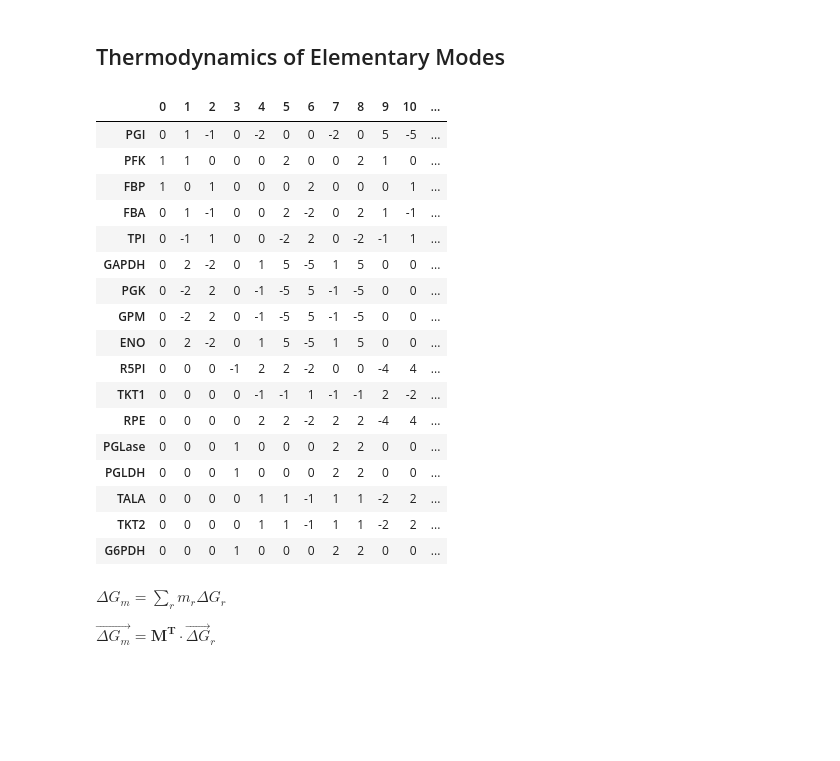
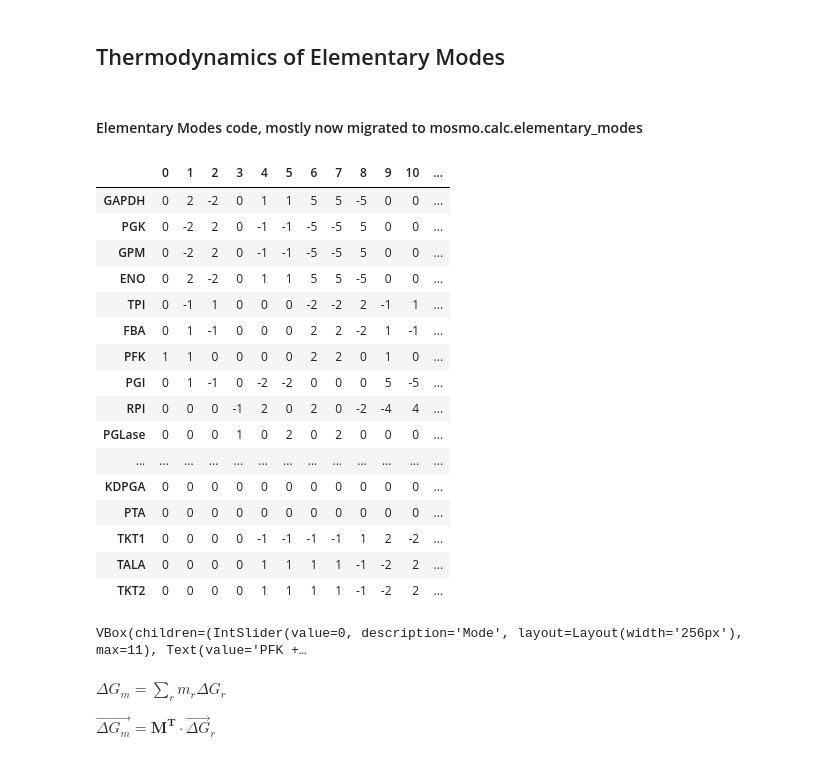
Before and after one commit to fdrusso/mosmo-work, a Jupyter notebook: notebooks/eQuilibrator central carbon.ipynb, the cells around one changed output. Saved outputs shown, nothing was run; the diff lists cells and outputs as text; code cells hidden in the pictures; blank space fills up the shorter version.

Commit message:
Notebooks updated for recent Pathway changes

```diff
--- a/notebooks/eQuilibrator central carbon.ipynb
+++ b/notebooks/eQuilibrator central carbon.ipynb
@@ -74,11 +51,10 @@ def find_cc_met(met):
                 return cc.get_compound(f'KEGG:{xref.id}')
     return None
 # %%
-glycolysis = KB.find(KB.pathways, 'glycolysis')[0]
-tca = KB.find(KB.pathways, 'TCA')[0]
-ppp = KB.find(KB.pathways, 'pentose phosphate')[0]
-glx_shunt = KB.find(KB.pathways, 'glyoxylate shunt')[0]
-ent_dou = KB.find(KB.pathways, 'entner-doudoroff')[0]
+glycolysis = KB('glycolysis')
+glycolysis_plus = KB('glycolysis_ppp_ov')
+tca = KB('tca_cycle')
+central_carbon = KB('central_carbon')
 # %% [markdown]
 ## Compare reaction $\Delta{G}^{\circ}_r$ values to eQuilibrator site
 # %%
@@ -87,7 +63,7 @@ cc.p_mg = Q_(1.5)
 cc.ionic_strength = Q_("0.25M")
 cc.temperature = Q_("298.15K")
 
-for reaction in glycolysis.steps:
+for reaction in glycolysis.reactions:
     cc_mets = {}
     for met, count in reaction.stoichiometry.items():
         cc_met = find_cc_met(met)
@@ -268,7 +228,7 @@ plt.show()
 # Systematic Calculations (Glycolysis + PPP)
 # %%
 std_dg_r = {}
-for rxn in glycolysis.steps + tca.steps + ppp.steps + glx_shunt.steps + ent_dou.steps + [kbr(rxn_id) for rxn_id in ('ppc', 'ppck', 'mae.nad', 'mae.nadp')]:
+for rxn in central_carbon.reactions:
     cc_rxn = equilibrator_api.Reaction({find_cc_met(met): count for met, count in rxn.stoichiometry.items()})
     std_dg_r[rxn] = cc.standard_dg_prime(cc_rxn)
 # %% [markdown]
@@ -284,10 +266,17 @@ $\vec{\Delta{G}_r} = \vec{\Delta{G}^\circ} + RT \cdot (\mathbf{S} \cdot ln (\vec
 # %%
-network = ReactionNetwork(r for r in glycolysis.steps + ppp.steps if r.id not in ('pyk', 'pps', 'pdh'))
-print(network.s_matrix.shape)
+pw = Pathway(
+    id='pw',
+    reactions=[
+        r for r in glycolysis_plus.reactions
+        if r.id not in ('pyk', 'pps', 'pdh', 'ptk', 'ack', 'aclig', 'pts.glc')
+    ],
+    diagram=glycolysis_plus.diagram)
+pw.data()
+print()
 
-dg0 = np.array([std_dg_r[rxn].magnitude.nominal_value for rxn in network.reactions])
-ln_conc = np.log(np.array([POOLS.get(met, 1e3) * 1e-3 for met in network.reactants]))
-dg = dg0 + cc.RT.magnitude * network.s_matrix.T @ ln_conc
+dg0 = np.array([std_dg_r[rxn].magnitude.nominal_value for rxn in pw.reactions])
+ln_conc = np.log(np.array([POOLS.get(met, 1e3) * 1e-3 for met in pw.molecules]))
+dg = dg0 + cc.RT.magnitude * pw.s_matrix.T @ ln_conc
 
-pd.Series(dg, index=network.reactions.labels())
+pd.Series(dg, index=pw.reactions.labels())
 # %% [output]
@@ -312,4 +316,6 @@ G6PDH     -0.952827
 dtype: float64
 # %% [markdown]
 ## Thermodynamics of Elementary Modes
+# %% [markdown]
+#### Elementary Modes code, mostly now migrated to mosmo.calc.elementary_modes
 # %%
@@ -465,42 +470,45 @@ def show_modes(network, modes, rev, map_json='central_carbon.json'):
 # %%
 bounds = {KB.get(KB.compounds, met_id) for met_id in [
     'Glc.D.6P',
     'Rib.D.5P',
     'pep',
     'co2',
     'amp',
     'adp',
     'atp',
     'nad.ox',
     'nad.red',
     'nadp.ox',
     'nadp.red',
     'pi',
     'h2o',
     'h+',
 ]}
 
-modes, rev = elementary_modes(build_internal_system(network, bounds), [rxn.reversible for rxn in network.reactions])
-pd.DataFrame(modes, index=network.reactions.labels())
+modes, rev = elementary_modes(build_internal_system(pw, bounds), [rxn.reversible for rxn in pw.reactions])
+pd.DataFrame(modes, index=pw.reactions.labels())
 # %% [output]
 |  | 0 | 1 | 2 | 3 | 4 | 5 | 6 | 7 | 8 | 9 | 10 | ... |
-| PGI | 0 | 1 | -1 | 0 | -2 | 0 | 0 | -2 | 0 | 5 | -5 | ... |
-| PFK | 1 | 1 | 0 | 0 | 0 | 2 | 0 | 0 | 2 | 1 | 0 | ... |
-| FBP | 1 | 0 | 1 | 0 | 0 | 0 | 2 | 0 | 0 | 0 | 1 | ... |
-| FBA | 0 | 1 | -1 | 0 | 0 | 2 | -2 | 0 | 2 | 1 | -1 | ... |
-| TPI | 0 | -1 | 1 | 0 | 0 | -2 | 2 | 0 | -2 | -1 | 1 | ... |
-| GAPDH | 0 | 2 | -2 | 0 | 1 | 5 | -5 | 1 | 5 | 0 | 0 | ... |
-| PGK | 0 | -2 | 2 | 0 | -1 | -5 | 5 | -1 | -5 | 0 | 0 | ... |
-| GPM | 0 | -2 | 2 | 0 | -1 | -5 | 5 | -1 | -5 | 0 | 0 | ... |
-| ENO | 0 | 2 | -2 | 0 | 1 | 5 | -5 | 1 | 5 | 0 | 0 | ... |
-| R5PI | 0 | 0 | 0 | -1 | 2 | 2 | -2 | 0 | 0 | -4 | 4 | ... |
-| TKT1 | 0 | 0 | 0 | 0 | -1 | -1 | 1 | -1 | -1 | 2 | -2 | ... |
-| RPE | 0 | 0 | 0 | 0 | 2 | 2 | -2 | 2 | 2 | -4 | 4 | ... |
-| PGLase | 0 | 0 | 0 | 1 | 0 | 0 | 0 | 2 | 2 | 0 | 0 | ... |
-| PGLDH | 0 | 0 | 0 | 1 | 0 | 0 | 0 | 2 | 2 | 0 | 0 | ... |
-| TALA | 0 | 0 | 0 | 0 | 1 | 1 | -1 | 1 | 1 | -2 | 2 | ... |
-| TKT2 | 0 | 0 | 0 | 0 | 1 | 1 | -1 | 1 | 1 | -2 | 2 | ... |
-| G6PDH | 0 | 0 | 0 | 1 | 0 | 0 | 0 | 2 | 2 | 0 | 0 | ... |
+| GAPDH | 0 | 2 | -2 | 0 | 1 | 1 | 5 | 5 | -5 | 0 | 0 | ... |
+| PGK | 0 | -2 | 2 | 0 | -1 | -1 | -5 | -5 | 5 | 0 | 0 | ... |
+| GPM | 0 | -2 | 2 | 0 | -1 | -1 | -5 | -5 | 5 | 0 | 0 | ... |
+| ENO | 0 | 2 | -2 | 0 | 1 | 1 | 5 | 5 | -5 | 0 | 0 | ... |
+| TPI | 0 | -1 | 1 | 0 | 0 | 0 | -2 | -2 | 2 | -1 | 1 | ... |
+| FBA | 0 | 1 | -1 | 0 | 0 | 0 | 2 | 2 | -2 | 1 | -1 | ... |
+| PFK | 1 | 1 | 0 | 0 | 0 | 0 | 2 | 2 | 0 | 1 | 0 | ... |
+| PGI | 0 | 1 | -1 | 0 | -2 | -2 | 0 | 0 | 0 | 5 | -5 | ... |
+| RPI | 0 | 0 | 0 | -1 | 2 | 0 | 2 | 0 | -2 | -4 | 4 | ... |
+| PGLase | 0 | 0 | 0 | 1 | 0 | 2 | 0 | 2 | 0 | 0 | 0 | ... |
+| ... | ... | ... | ... | ... | ... | ... | ... | ... | ... | ... | ... | ... |
+| KDPGA | 0 | 0 | 0 | 0 | 0 | 0 | 0 | 0 | 0 | 0 | 0 | ... |
+| PTA | 0 | 0 | 0 | 0 | 0 | 0 | 0 | 0 | 0 | 0 | 0 | ... |
+| TKT1 | 0 | 0 | 0 | 0 | -1 | -1 | -1 | -1 | 1 | 2 | -2 | ... |
+| TALA | 0 | 0 | 0 | 0 | 1 | 1 | 1 | 1 | -1 | -2 | 2 | ... |
+| TKT2 | 0 | 0 | 0 | 0 | 1 | 1 | 1 | 1 | -1 | -2 | 2 | ... |
+# %%
+show_modes(pw, modes, rev)
+# %% [output]
+VBox(children=(IntSlider(value=0, description='Mode', layout=Layout(width='256px'), max=11), Text(value='PFK +…
 # %% [markdown]
 $\Delta{G}_m = \sum\limits_r {m_r \Delta{G}_r}$
 
```
Also changed, not shown: parts of 17 cells of this notebook, 3 other files.
